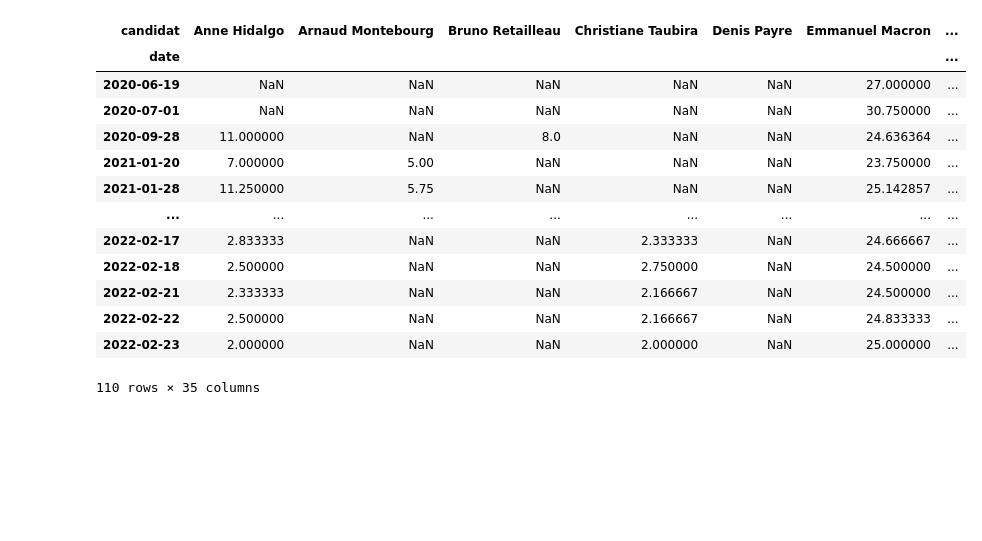
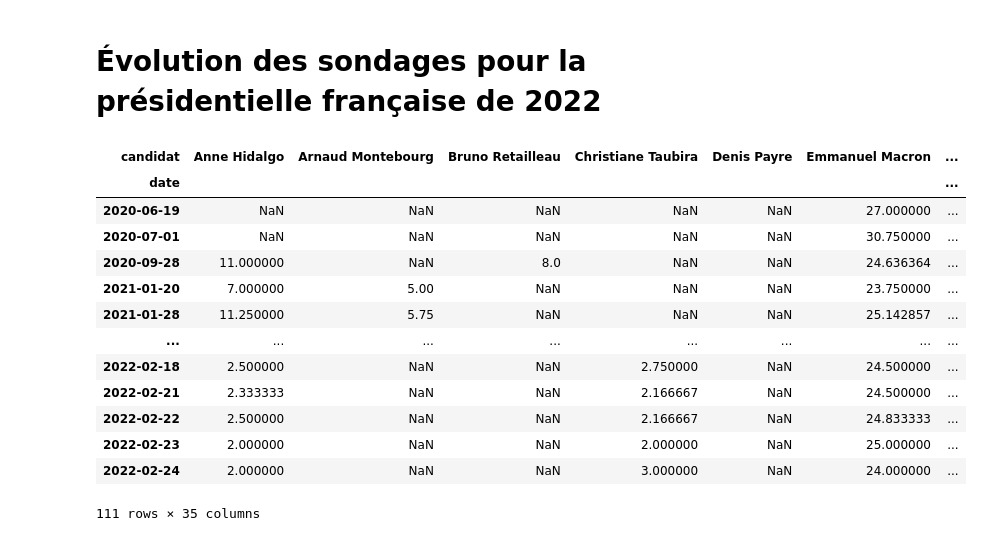
Before and after one commit to tjbtjbtjb/Vrac, a Jupyter notebook: SondagesPresidentielle2022.ipynb, the cells around one changed output. Cells and saved outputs as stored; diff of their text form; code cells hidden in the pictures; blank space fills up the shorter version.

```diff
--- a/SondagesPresidentielle2022.ipynb
+++ b/SondagesPresidentielle2022.ipynb
@@ -1,3 +1,5 @@
+# %% [markdown]
+# Évolution des sondages pour la présidentielle française de 2022
 # %%
 import pandas as pd
 z=pd.read_csv("https://github.com/nsppolls/nsppolls/raw/master/presidentielle.csv")
@@ -7,18 +9,18 @@ z=pd.pivot_table(z, index=['date'], columns='candidat', values='intentions')
-# %%
-z
-# %% [output]
-| candidat | Anne Hidalgo | Arnaud Montebourg | Bruno Retailleau | Christiane Taubira | Denis Payre | Emmanuel Macron | ... |
-| date |  |  |  |  |  |  | ... |
-| 2020-06-19 | NaN | NaN | NaN | NaN | NaN | 27.000000 | ... |
-| 2020-07-01 | NaN | NaN | NaN | NaN | NaN | 30.750000 | ... |
-| 2020-09-28 | 11.000000 | NaN | 8.0 | NaN | NaN | 24.636364 | ... |
-| 2021-01-20 | 7.000000 | 5.00 | NaN | NaN | NaN | 23.750000 | ... |
-| 2021-01-28 | 11.250000 | 5.75 | NaN | NaN | NaN | 25.142857 | ... |
-| ... | ... | ... | ... | ... | ... | ... | ... |
-| 2022-02-17 | 2.833333 | NaN | NaN | 2.333333 | NaN | 24.666667 | ... |
-| 2022-02-18 | 2.500000 | NaN | NaN | 2.750000 | NaN | 24.500000 | ... |
-| 2022-02-21 | 2.333333 | NaN | NaN | 2.166667 | NaN | 24.500000 | ... |
-| 2022-02-22 | 2.500000 | NaN | NaN | 2.166667 | NaN | 24.833333 | ... |
-| 2022-02-23 | 2.000000 | NaN | NaN | 2.000000 | NaN | 25.000000 | ... |
-110 rows × 35 columns
+# %%
+display(z)
+# %% [output]
+| candidat | Anne Hidalgo | Arnaud Montebourg | Bruno Retailleau | Christiane Taubira | Denis Payre | Emmanuel Macron | ... |
+| date |  |  |  |  |  |  | ... |
+| 2020-06-19 | NaN | NaN | NaN | NaN | NaN | 27.000000 | ... |
+| 2020-07-01 | NaN | NaN | NaN | NaN | NaN | 30.750000 | ... |
+| 2020-09-28 | 11.000000 | NaN | 8.0 | NaN | NaN | 24.636364 | ... |
+| 2021-01-20 | 7.000000 | 5.00 | NaN | NaN | NaN | 23.750000 | ... |
+| 2021-01-28 | 11.250000 | 5.75 | NaN | NaN | NaN | 25.142857 | ... |
+| ... | ... | ... | ... | ... | ... | ... | ... |
+| 2022-02-18 | 2.500000 | NaN | NaN | 2.750000 | NaN | 24.500000 | ... |
+| 2022-02-21 | 2.333333 | NaN | NaN | 2.166667 | NaN | 24.500000 | ... |
+| 2022-02-22 | 2.500000 | NaN | NaN | 2.166667 | NaN | 24.833333 | ... |
+| 2022-02-23 | 2.000000 | NaN | NaN | 2.000000 | NaN | 25.000000 | ... |
+| 2022-02-24 | 2.000000 | NaN | NaN | 3.000000 | NaN | 24.000000 | ... |
+111 rows × 35 columns
 # %%
```
Also changed, not shown: parts of 8 cells of this notebook, 1 other file.
